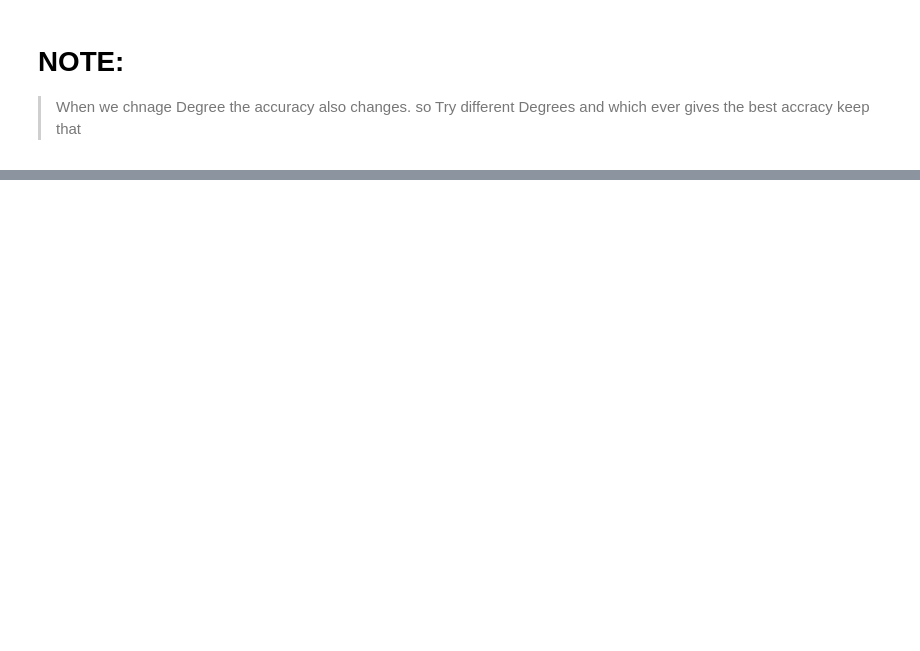
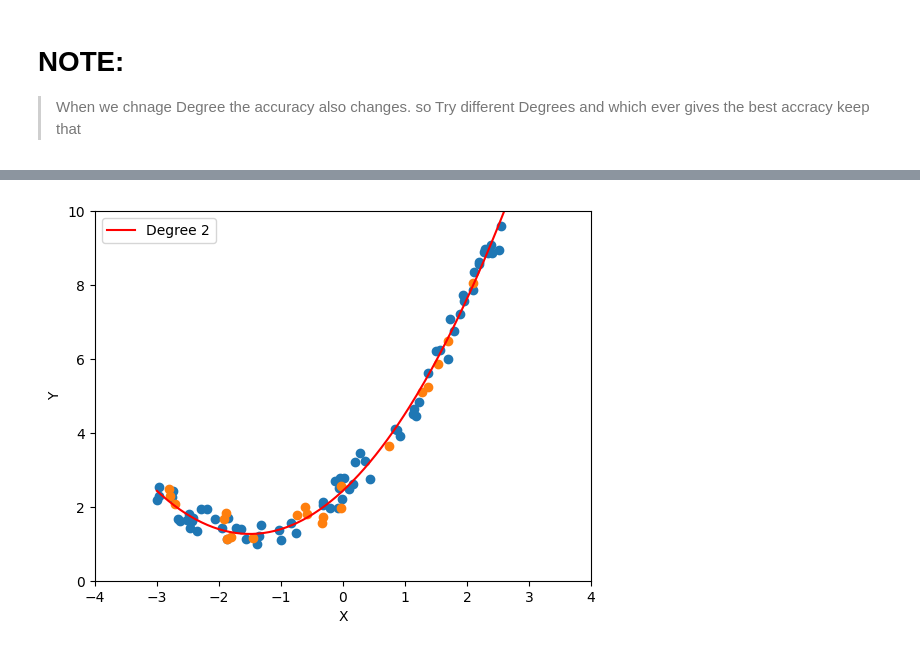
Before and after one commit to Alyan-khattak/AI_ML_Journey, a Jupyter notebook: 15.Machine_Learning_ML/1_SuperVised_Learning/1_Linear_Regression/4_PloyNomial_Regression.ipynb, the cells around one changed output, grey strips where cells are left out. Cells and saved outputs as stored; diff of their text form; code cells hidden in the pictures; blank space fills up the shorter version.

Commit message:
Supervised Learning: Poly Regression

```diff
--- a/15.Machine_Learning_ML/1_SuperVised_Learning/1_Linear_Regression/4_PloyNomial_Regression.ipynb
+++ b/15.Machine_Learning_ML/1_SuperVised_Learning/1_Linear_Regression/4_PloyNomial_Regression.ipynb
@@ -574,0 +625,4 @@ plt.scatter(X_train, y_train)
+# %%
+poly_regression_degree(2)
+# %% [output]
+[figure, added]
```
Also changed, not shown: parts of 12 cells of this notebook.
